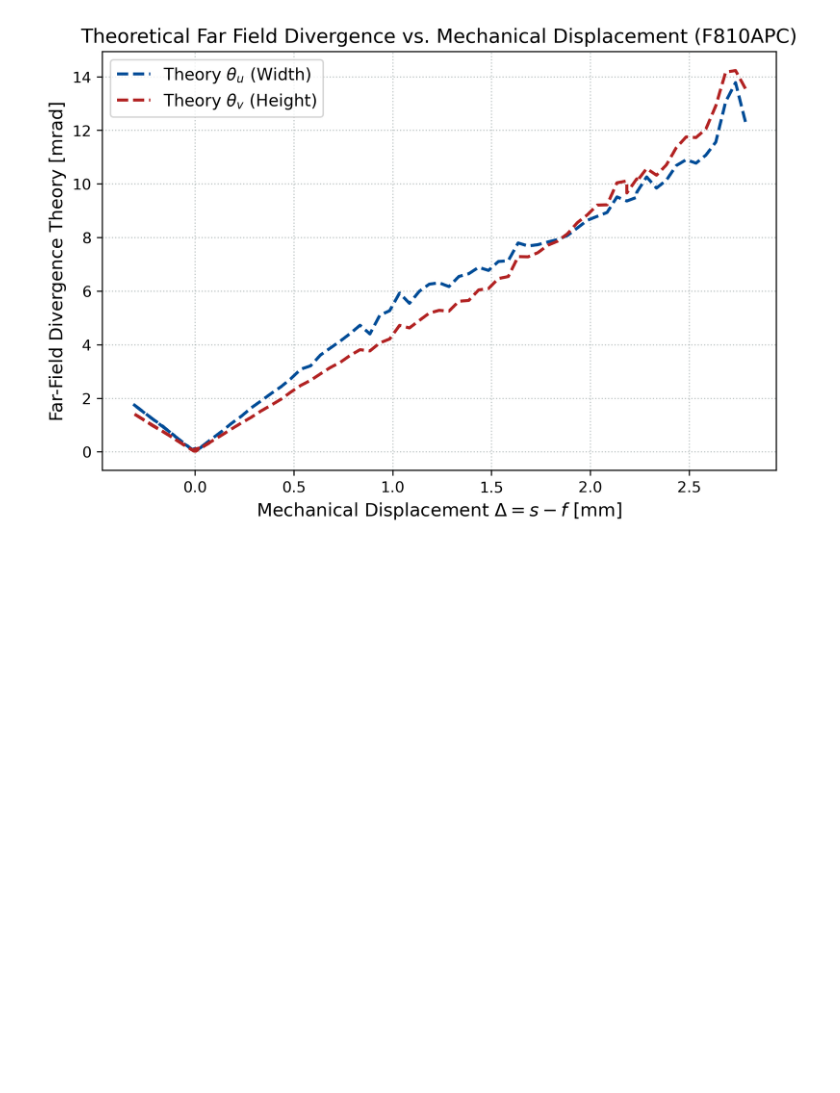
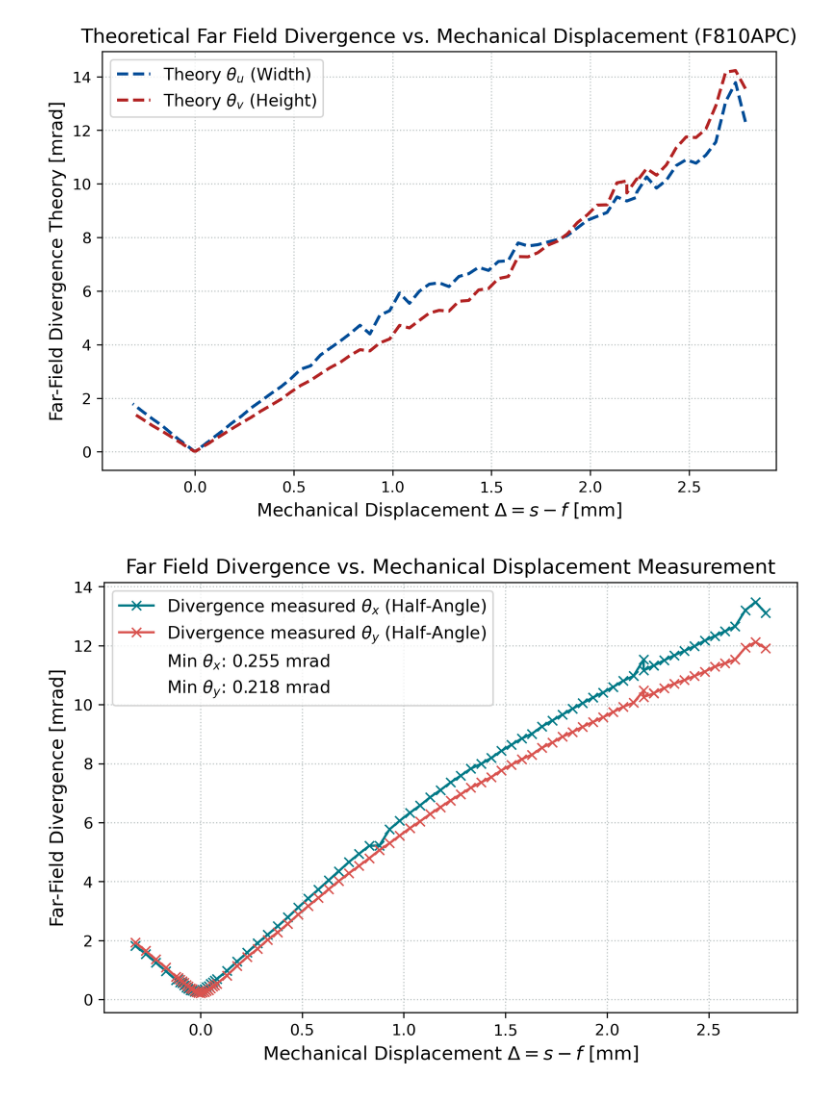
Before and after one commit to CodeTurtleT/lasercom-divergence-control, a Jupyter notebook: m2_1308.ipynb, the cells around one changed output. Cells and saved outputs as stored; diff of their text form; code cells hidden in the pictures; blank space fills up the shorter version.

Commit message:
m2 measure gut, piezo frequenz abhängigkeit

```diff
--- a/m2_1308.ipynb
+++ b/m2_1308.ipynb
@@ -164,3 +171,56 @@ plt.show()
 # %% [output]
 [figure]
 [figure]
+# %%
+#hier nur messwerte ohne theorie mit s-f als x
+
+data = np.genfromtxt(
+    '/Users/trinity/Desktop/bachelor.thesis/measurements/1308_1408_measure/m2_measurements_1308.csv',
+    delimiter=','
+)
+
+lam  = 1064e-9   # Wavelength [m]
+MFD  = 5.4e-6    # Mode Field Diameter [m]
+w0   = MFD / 2   # Waist radius at the fiber end [m]
+f    = 36.6e-3
+
+distance_mechanical = data[:, 0]
+delta= distance_mechanical - 4.32
+theta_u = data[:, 1]
+M2_u = data[:, 2]
+zR_u = data[:, 3]
+theta_v = data[:, 4]
+M2_v = data[:, 5]
+zR_v = data[:, 6]
+
+def theta(M2, delta):
+    zR_fiber = (np.pi * w0**2) / lam*M2
+    return M2*lam/(np.pi*w0*f) *np.sqrt(delta**2 + zR_fiber**2)
+
+min_theta_u = np.nanmin(theta_u)
+min_theta_v = np.nanmin(theta_v)
+
+plt.figure(figsize=(8, 5))
+plt.plot(delta, theta_u, '-x', color='#007A87', label=r'Divergence measured $\theta_x$ (Half-Angle)')
+plt.plot(delta, theta_v, '-x', color='#D9534F', label=r'Divergence measured $\theta_y$ (Half-Angle)')
+
+# Dynamische Legenden-Einträge für die Minima
+plt.plot([], [], ' ', label=rf'Min $\theta_x$: {min_theta_u:.3f} mrad')
+plt.plot([], [], ' ', label=rf'Min $\theta_y$: {min_theta_v:.3f} mrad')
+
+# Achsenbeschriftungen
+plt.xlabel(r"Mechanical Displacement $\Delta = s - f$ [mm]")
+plt.ylabel(r"Far-Field Divergence [mrad]")
+plt.title('Far Field Divergence vs. Mechanical Displacement Measurement')
+plt.legend(loc='upper left')
+plt.savefig("/Users/trinity/Desktop/bachelor.thesis/ba_plots/measurements/setup/divergence_vs_mechanival_displacement_full.pdf")
+
+plt.show()
+#theta= M2 wave/ w*pi
+
+#theory:
+#theta(s-f)
+#plt.plot(delta, theta(M2_u, delta), '--', color='#004C97', label=r'Theory $\theta_u$ (Width)')
+#plt.plot(delta, theta(M2_v, delta), '--', color='#B22222', label=r'Theory $\theta_v$ (Height)')
+# %% [output]
+[figure, added]
```
Also changed, not shown: parts of 4 cells of this notebook, 3 other files.
